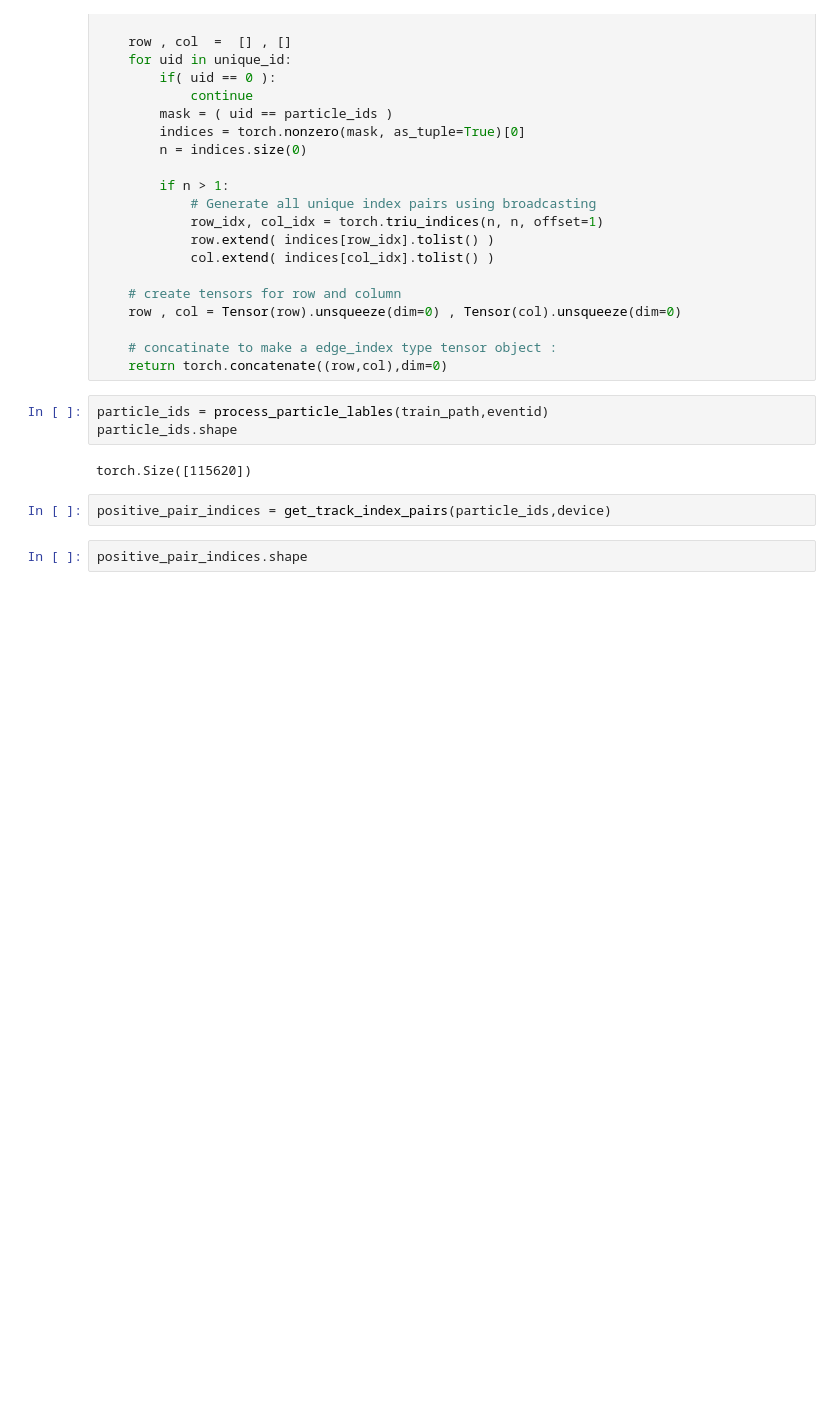
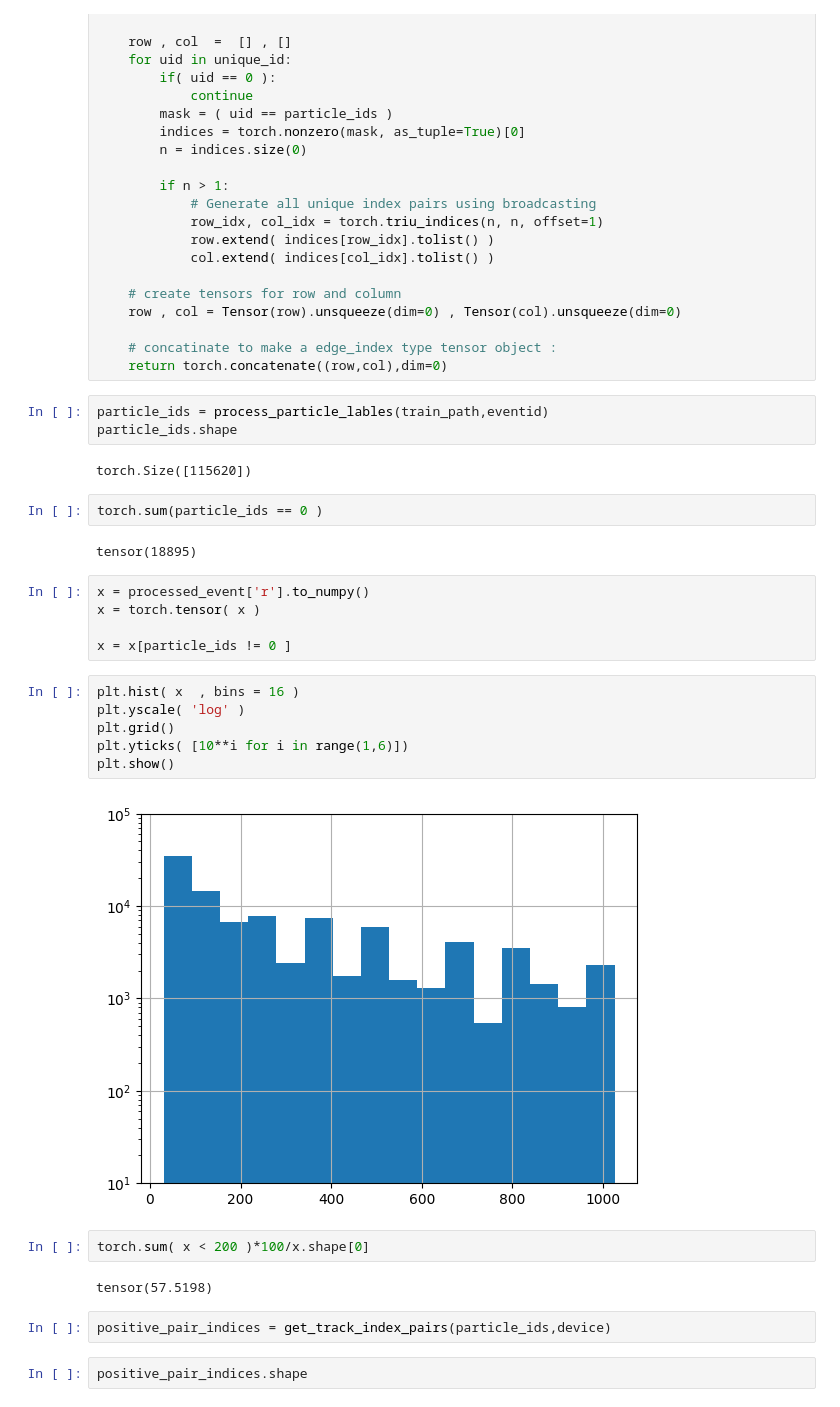
Before and after one commit to Ashmit0/TrackML-Particle-Tracking, a Jupyter notebook: Notebooks/02-Building-Dataset.ipynb, the cells around one changed output. Saved outputs shown, nothing was run; the diff lists cells and outputs as text; blank space fills up the shorter version.

```diff
--- a/Notebooks/02-Building-Dataset.ipynb
+++ b/Notebooks/02-Building-Dataset.ipynb
@@ -532,6 +542,27 @@ particle_ids = process_particle_lables(train_path,eventid)
 particle_ids.shape
 # %% [output]
 torch.Size([115620])
+# %%
+torch.sum(particle_ids == 0 )
+# %% [output]
+tensor(18895)
+# %%
+x = processed_event['r'].to_numpy()
+x = torch.tensor( x )
+
+x = x[particle_ids != 0 ]
+# %%
+plt.hist( x  , bins = 16 )
+plt.yscale( 'log' )
+plt.grid()
+plt.yticks( [10**i for i in range(1,6)])
+plt.show()
+# %% [output]
+[figure, added]
+# %%
+torch.sum( x < 200 )*100/x.shape[0]
+# %% [output]
+tensor(57.5198)
 # %%
 positive_pair_indices = get_track_index_pairs(particle_ids,device)
 # %%
```
Also changed, not shown: parts of 2 cells of this notebook.
